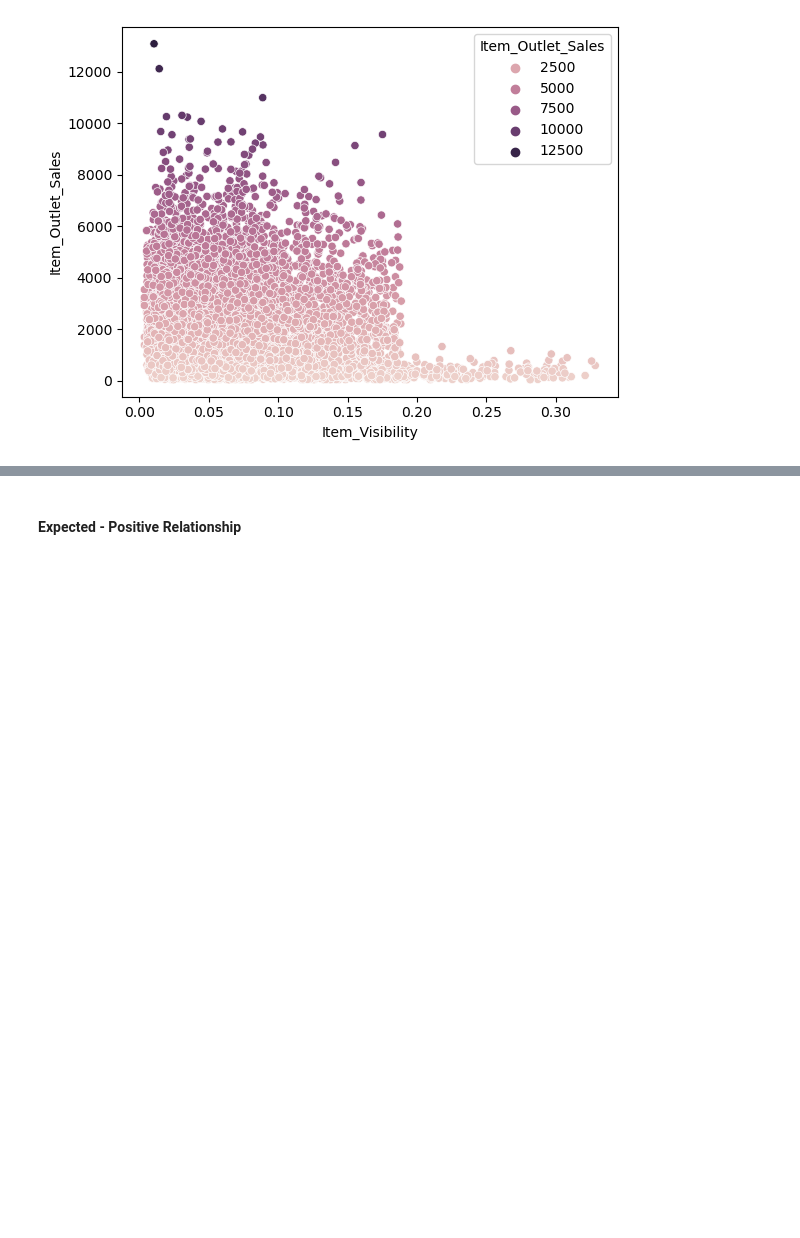
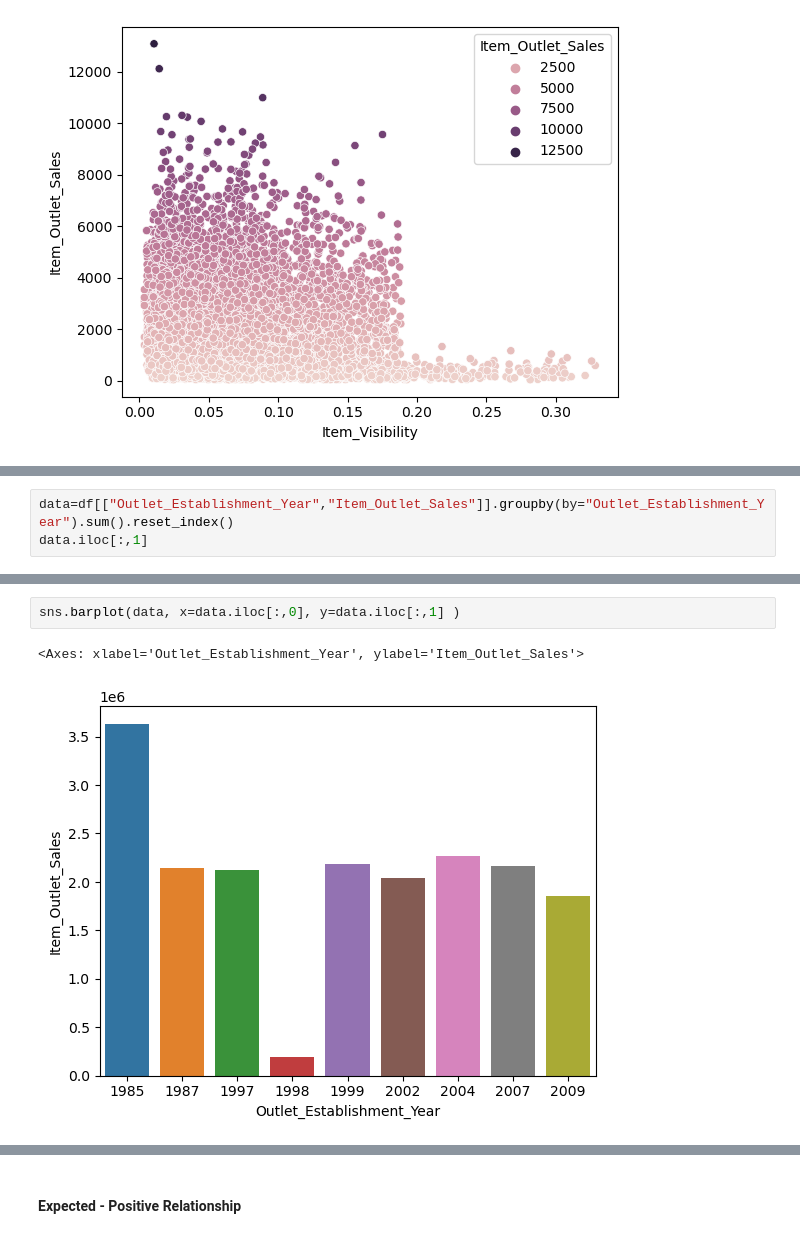
Before and after one commit to komalchamyal/bigmart-analysis, a Jupyter notebook: Big Mart Sales Analysis & Prediction.ipynb, the cells around one changed output, grey strips where cells are left out. Drawn from its saved outputs; the diff is of its cells as text; blank space fills up the shorter version.

```diff
--- a/Big Mart Sales Analysis & Prediction.ipynb
+++ b/Big Mart Sales Analysis & Prediction.ipynb
@@ -281,0 +262,3 @@ sns.catplot(data=dataset[["Item_Visibility", "Item_Type"]], y="Item_Type", x="It
+# %%
+data=df[["Outlet_Establishment_Year","Item_Outlet_Sales"]].groupby(by="Outlet_Establishment_Year").sum().reset_index()
+data.iloc[:,1]
@@ -281,0 +276,5 @@ sns.catplot(data=dataset[["Item_Visibility", "Item_Type"]], y="Item_Type", x="It
+# %%
+sns.barplot(data, x=data.iloc[:,0], y=data.iloc[:,1] )
+# %% [output]
+<Axes: xlabel='Outlet_Establishment_Year', ylabel='Item_Outlet_Sales'>
+[figure, added]
```
Also changed, not shown: parts of 59 cells of this notebook.
